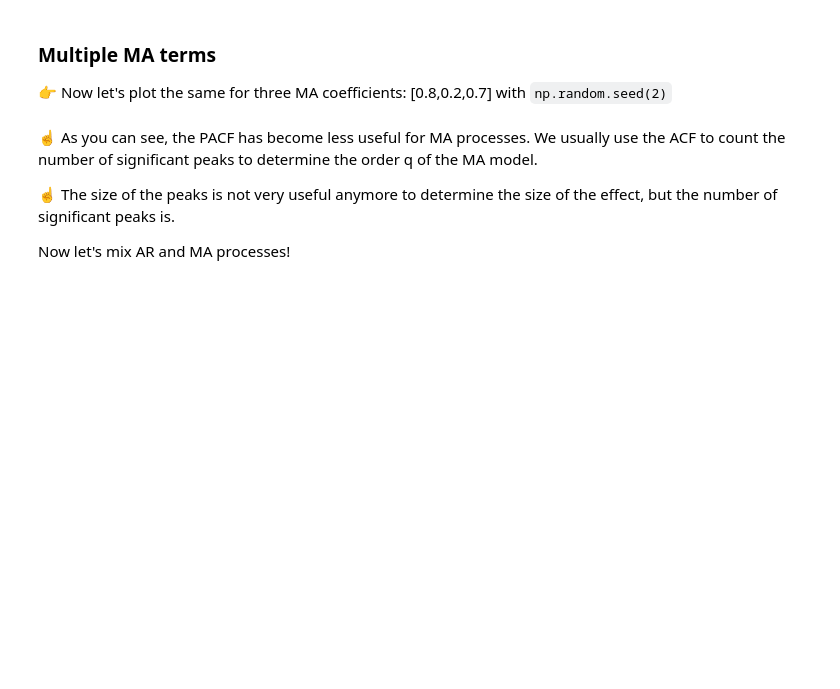
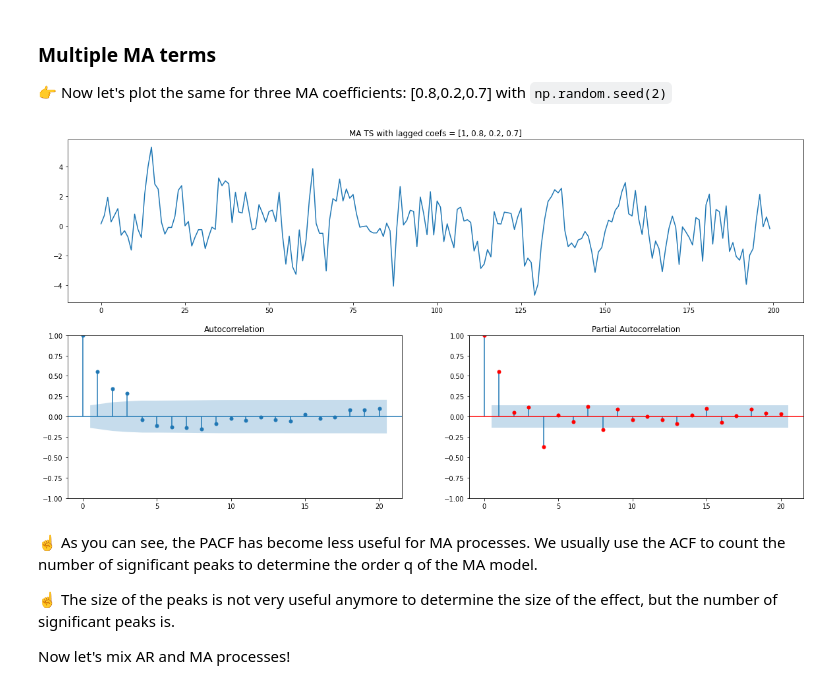
Before and after one commit to flo-collab/P16_timeseries, a Jupyter notebook: 01-Artificial-Time-Series/artificial_time_series.ipynb, the cells around one changed output. Cells and saved outputs as stored; diff of their text form; code cells hidden in the pictures; blank space fills up the shorter version.

```diff
--- a/01-Artificial-Time-Series/artificial_time_series.ipynb
+++ b/01-Artificial-Time-Series/artificial_time_series.ipynb
@@ -365,6 +381,10 @@ The effect of the MA term does NOT propagate far into the future like for an AR
 ### Multiple MA terms
 
 👉 Now let's plot the same for three MA coefficients: [0.8,0.2,0.7] with `np.random.seed(2)`
+# %%
+ma_process([0.8,0.2,0.7],n=200)
+# %% [output]
+[figure, added]
 # %% [markdown]
 ☝️ As you can see, the PACF has become less useful for MA processes. We usually use the ACF to count the number of significant peaks to determine the order q of the MA model.
 
```
Also changed, not shown: parts of 25 cells of this notebook, 10 other files.
